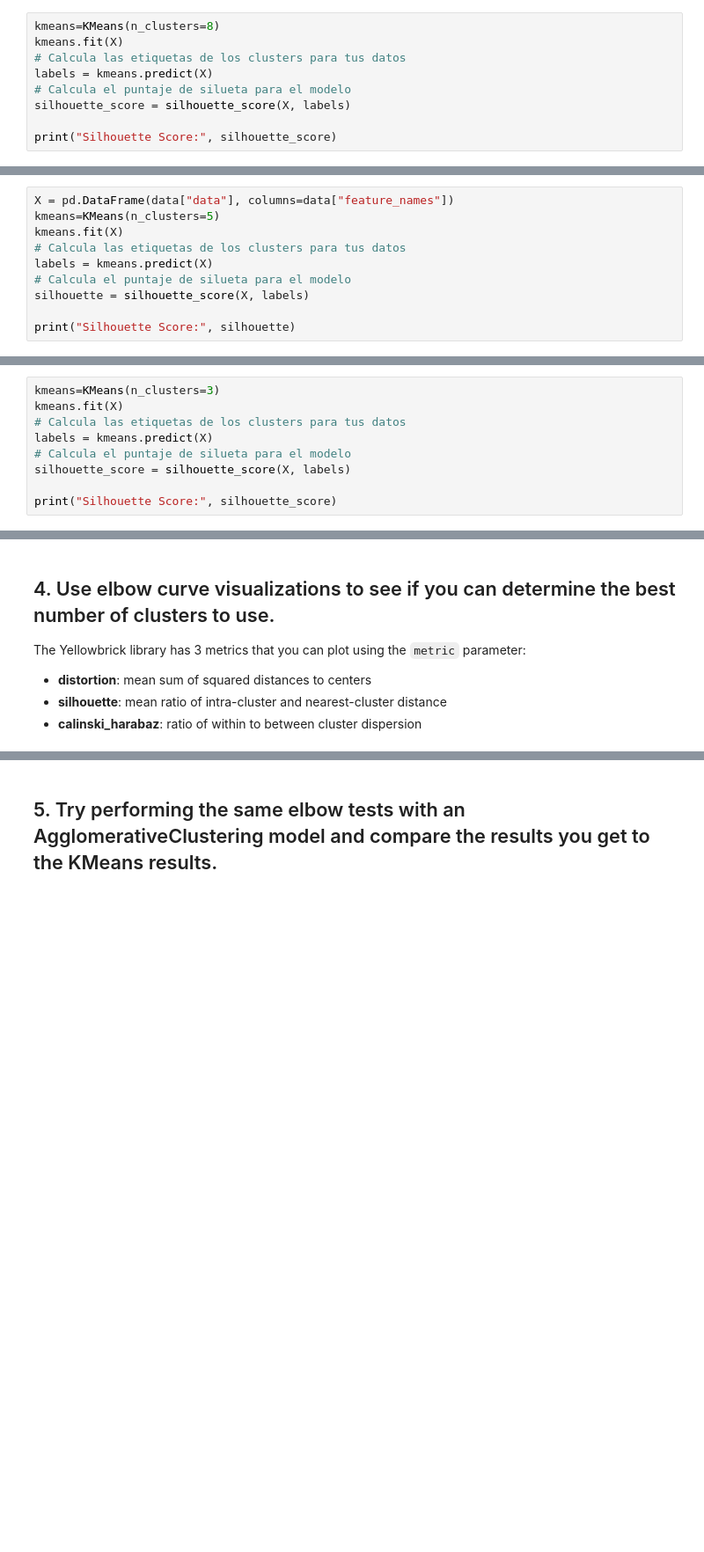
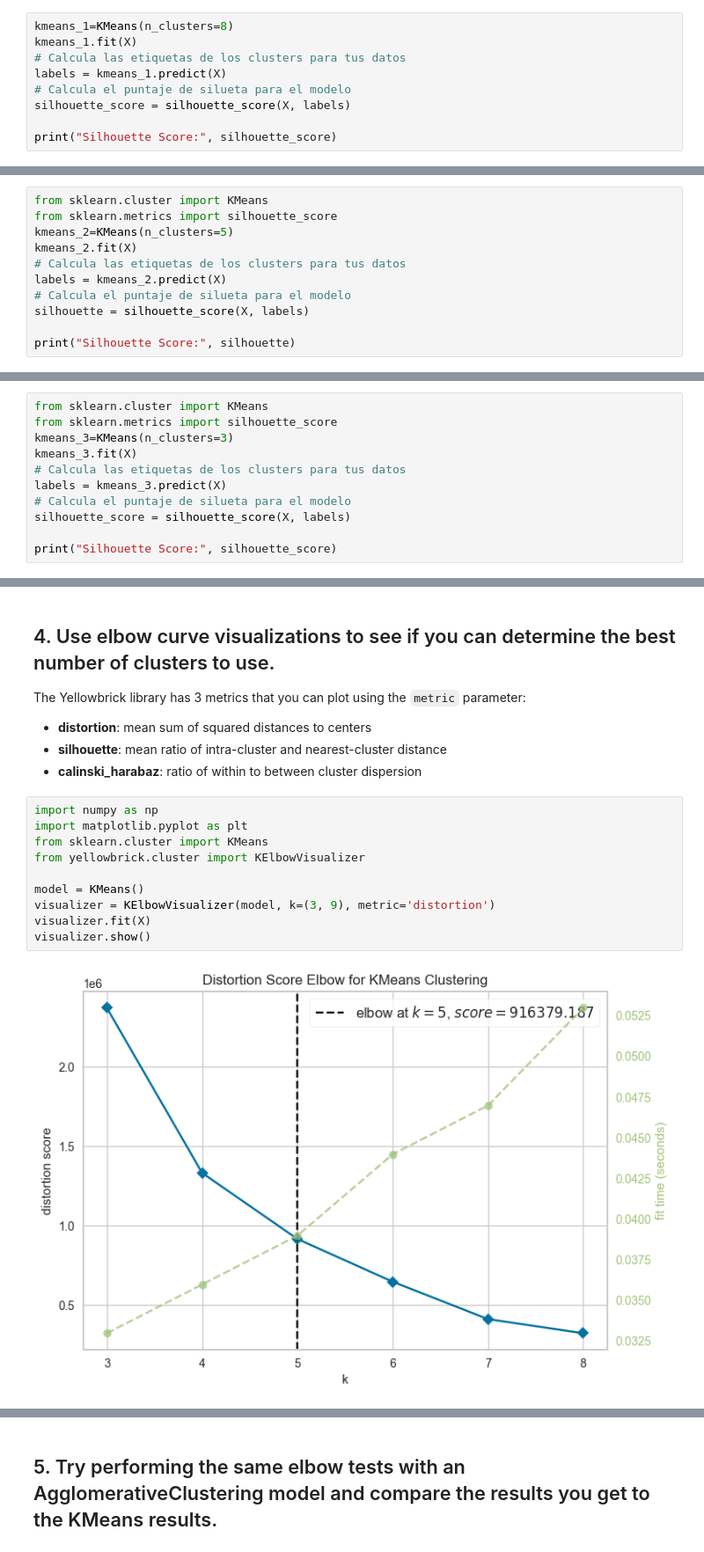
Before and after one commit to Ironhack-Data-Madrid-Abril-2023/7.4-lab_unsupervised_learning_evaluation, a Jupyter notebook: your-code/main.ipynb, the cells around one changed output, grey strips where cells are left out. Shown at 88% size. Saved outputs shown, nothing was run; the diff lists cells and outputs as text; blank space fills up the shorter version.

```diff
--- a/your-code/main.ipynb
+++ b/your-code/main.ipynb
@@ -33,10 +33,10 @@ X.head()
 from sklearn.cluster import KMeans
 from sklearn.metrics import silhouette_score
 # %%
-kmeans=KMeans(n_clusters=8)
-kmeans.fit(X)
+kmeans_1=KMeans(n_clusters=8)
+kmeans_1.fit(X)
 # Calcula las etiquetas de los clusters para tus datos
-labels = kmeans.predict(X)
+labels = kmeans_1.predict(X)
 # Calcula el puntaje de silueta para el modelo
 silhouette_score = silhouette_score(X, labels)
 
@@ -46,11 +46,12 @@ Silhouette Score: 0.5406824747857603
 # %% [markdown]
 ## 2. Train a KMeans clustering model on the data set using 5 clusters and compute the silhouette score for the model.
 # %%
-X = pd.DataFrame(data["data"], columns=data["feature_names"])
-kmeans=KMeans(n_clusters=5)
-kmeans.fit(X)
+from sklearn.cluster import KMeans
+from sklearn.metrics import silhouette_score
+kmeans_2=KMeans(n_clusters=5)
+kmeans_2.fit(X)
 # Calcula las etiquetas de los clusters para tus datos
-labels = kmeans.predict(X)
+labels = kmeans_2.predict(X)
 # Calcula el puntaje de silueta para el modelo
 silhouette = silhouette_score(X, labels)
 
@@ -60,10 +61,12 @@ Silhouette Score: 0.5489993239795675
 # %% [markdown]
 ## 3. Train a KMeans clustering model on the data set using 3 clusters and compute the silhouette score for the model.
 # %%
-kmeans=KMeans(n_clusters=3)
-kmeans.fit(X)
+from sklearn.cluster import KMeans
+from sklearn.metrics import silhouette_score
+kmeans_3=KMeans(n_clusters=3)
+kmeans_3.fit(X)
 # Calcula las etiquetas de los clusters para tus datos
-labels = kmeans.predict(X)
+labels = kmeans_3.predict(X)
 # Calcula el puntaje de silueta para el modelo
 silhouette_score = silhouette_score(X, labels)
 
@@ -78,3 +81,15 @@ The Yellowbrick library has 3 metrics that you can plot using the `metric` param
 - **distortion**: mean sum of squared distances to centers
 - **silhouette**: mean ratio of intra-cluster and nearest-cluster distance
 - **calinski_harabaz**: ratio of within to between cluster dispersion
+# %%
+import numpy as np
+import matplotlib.pyplot as plt
+from sklearn.cluster import KMeans
+from yellowbrick.cluster import KElbowVisualizer
+
+model = KMeans()
+visualizer = KElbowVisualizer(model, k=(3, 9), metric='distortion')
+visualizer.fit(X)
+visualizer.show()
+# %% [output]
+[figure, added]
```
Also changed, not shown: parts of 9 cells of this notebook.
